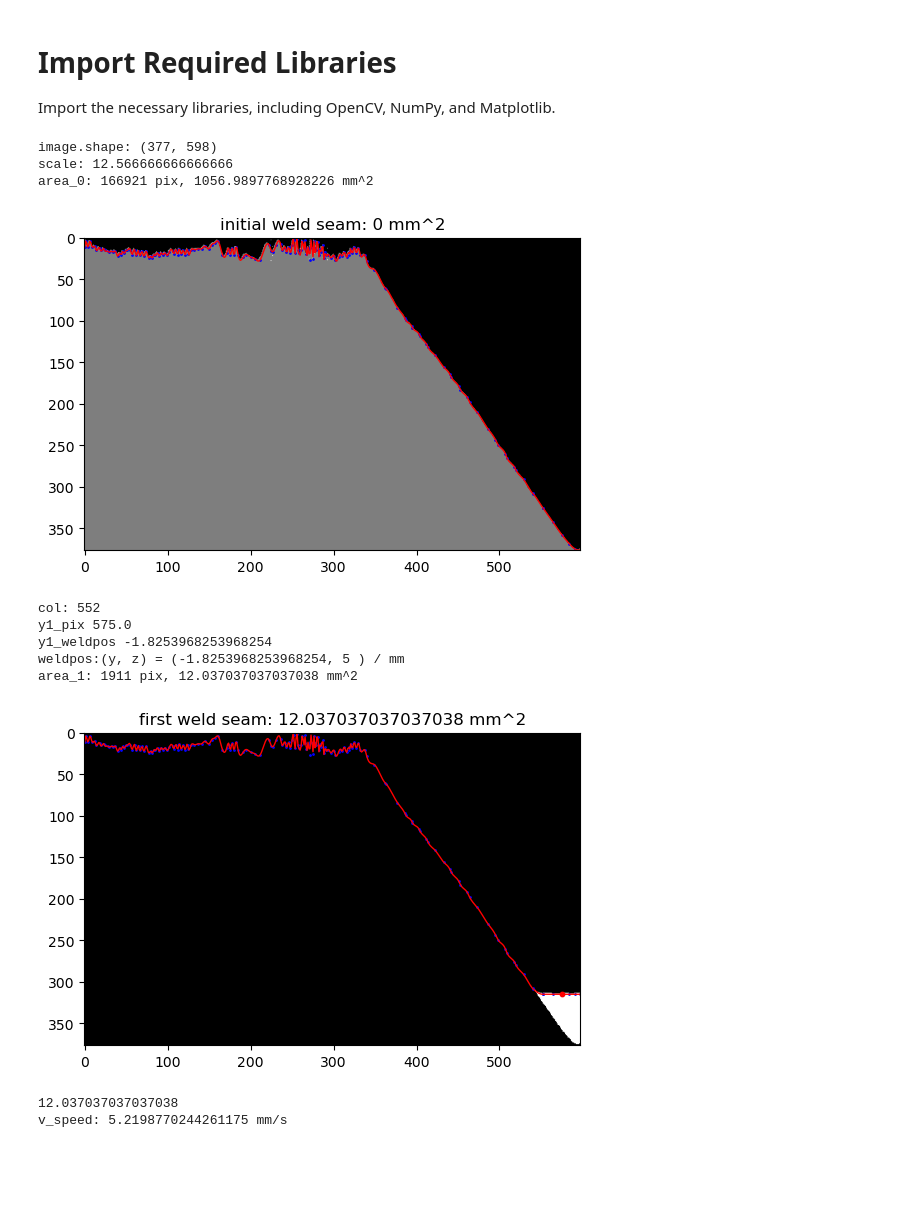
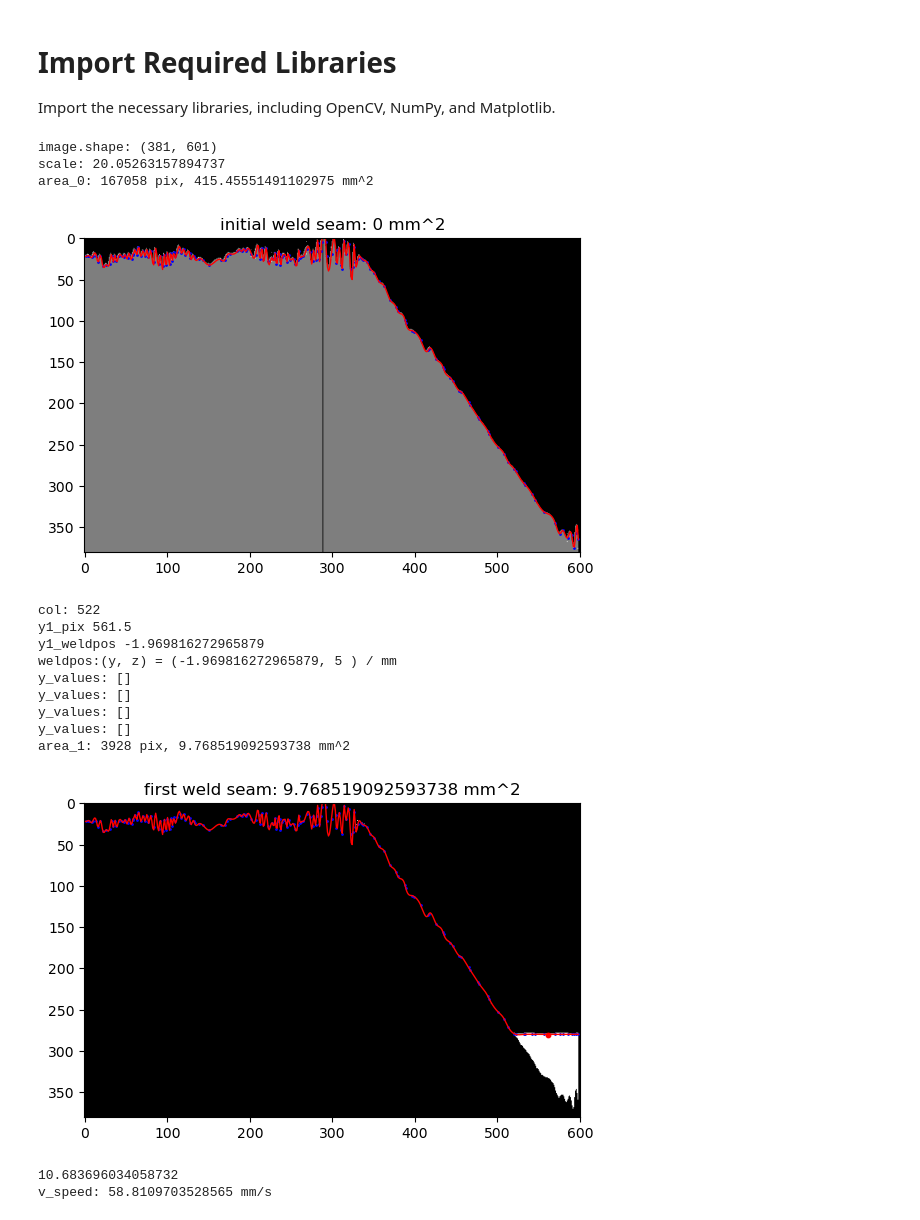
Before and after one commit to kevin529520/pointcloud_weldpass, a Jupyter notebook: image2weldpos.ipynb, the cells around one changed output. Cells and saved outputs as stored; diff of their text form; code cells hidden in the pictures; blank space fills up the shorter version.

```diff
--- a/image2weldpos.ipynb
+++ b/image2weldpos.ipynb
@@ -8,12 +8,13 @@ import matplotlib.pyplot as plt
 from scipy.interpolate import UnivariateSpline
 
 # 加载图像
-image = cv2.imread('projected_image.png', cv2.IMREAD_GRAYSCALE)
+img = './images/projected_image_5.png'
+image = cv2.imread(img, cv2.IMREAD_GRAYSCALE)
 print('image.shape:', image.shape)
 
 pix_height = image.shape[0]
 pix_width = image.shape[1]
-real_height = 30
+real_height = 19
 scale = pix_height / real_height
 print('scale:', scale)
 
@@ -45,37 +46,37 @@ y_fit = spline(x_fit)
 # 创建掩码图像
 mask_0 = np.zeros_like(image, dtype=np.uint8)
 
 # 将拟合曲线以下的区域填充为白色
 for i in range(len(x_fit) - 1):
     x1, y1 = int(x_fit[i]), int(y_fit[i])
     x2, y2 = int(x_fit[i + 1]), int(y_fit[i + 1])
     cv2.line(mask_0, (x1, y1), (x2, y2), 255, 1)
 
 # 填充曲线以下的区域
 for x in range(mask_0.shape[1]):
     y_values = np.where(mask_0[:, x] == 255)[0]
     if len(y_values) > 0:
         y_min = y_values.min()
         mask_0[y_min:, x] = 255
 
 # 计算填充区域的面积
 area = np.sum(mask_0 == 255)
 # print('area:', area)
 print(f'area_0: {area} pix, {area / scale ** 2} mm^2')
 
 # 绘制结果
 plt.imshow(image, cmap='gray')
 plt.plot(x_fit, y_fit, color='red', linewidth=1)
 plt.scatter(x_data, y_data, color='blue', s=1)
 plt.imshow(mask_0, cmap='gray', alpha=0.5)
 plt.title(f'Spline Curve Fitting on White Points\nArea below curve: {area} pixels')
 plt.title(f'initial weld seam: {0} mm^2')
 plt.show()
 # %% [output]
-image.shape: (377, 598)
-scale: 12.566666666666666
-area_0: 166921 pix, 1056.9897768928226 mm^2
+image.shape: (381, 601)
+scale: 20.05263157894737
+area_0: 167058 pix, 415.45551491102975 mm^2
-[figure, old version]
+[figure, new version]
 # %%
 z1_weldpos = 5
 x1_pix = pix_height - scale * z1_weldpos
@@ -158,12 +159,16 @@ plt.imshow(mask_1, cmap='gray', alpha=1)
 plt.title(f'first weld seam: {area_1 / (scale * scale)} mm^2')
 plt.show()
 # %% [output]
-col: 552
-y1_pix 575.0
-y1_weldpos -1.8253968253968254
-weldpos:(y, z) = (-1.8253968253968254, 5 ) / mm
-area_1: 1911 pix, 12.037037037037038 mm^2
+col: 522
+y1_pix 561.5
+y1_weldpos -1.969816272965879
+weldpos:(y, z) = (-1.969816272965879, 5 ) / mm
+y_values: []
+y_values: []
+y_values: []
+y_values: []
+area_1: 3928 pix, 9.768519092593738 mm^2
-[figure, old version]
+[figure, new version]
 # %%
 from math import pi
 
@@ -173,7 +178,7 @@ from math import pi
 # 焊接速度 v_speed (mm/s)
 
 
-def calculate_v_speed(area, v_wire=1.2, d=2):
+def calculate_v_speed(area, v_wire=12, d=2):
     # 焊丝截面积
     s = pi * (d / 2) ** 2
     # 计算焊接速度
@@ -182,9 +187,9 @@ def calculate_v_speed(area, v_wire=1.2, d=2):
 
 # Example usage
 area_1_mm2 = area_1 / (scale ** 2)
-# print(area_1_mm2)
+print(area_1_mm2)
 v_speed = calculate_v_speed(area_1_mm2)
 print(f'v_speed: {v_speed} mm/s')
 # %% [output]
-12.037037037037038
-v_speed: 5.2198770244261175 mm/s
+10.683696034058732
+v_speed: 58.8109703528565 mm/s
```
Also changed, not shown: 13 other files.
